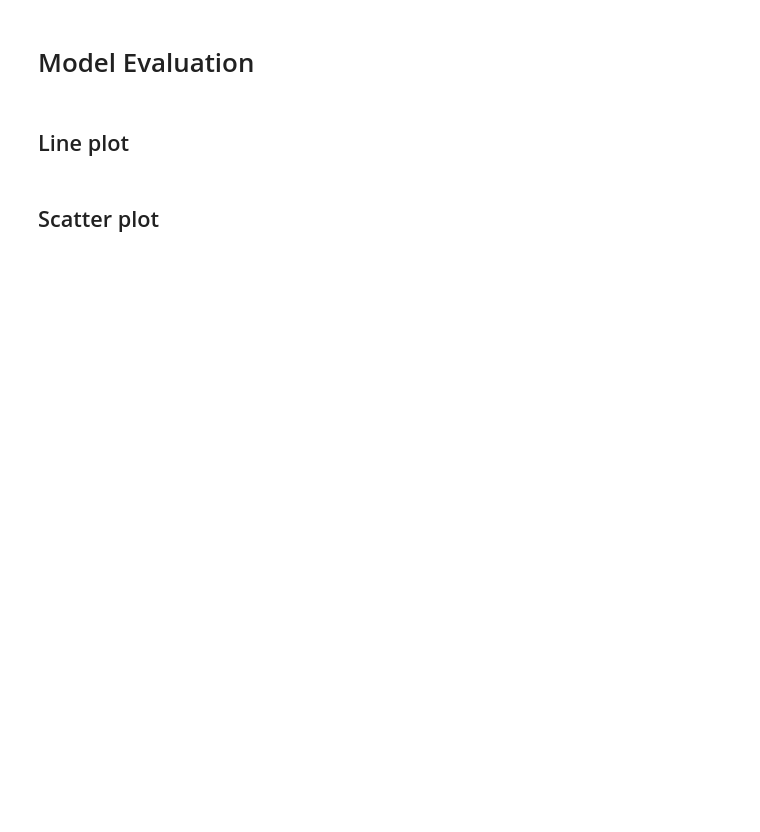
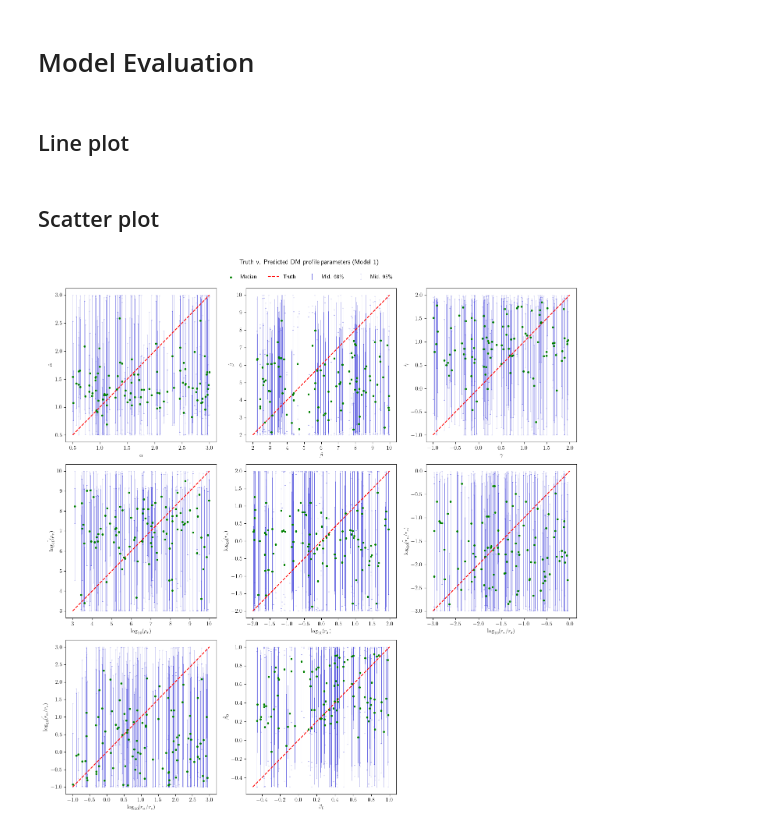
Before and after one commit to Anodymous1/suds, a Jupyter notebook: 8d_theta/model_evaluation.ipynb, the cells around one changed output. Cells and saved outputs as stored; diff of their text form; code cells hidden in the pictures; blank space fills up the shorter version.

```diff
--- a/8d_theta/model_evaluation.ipynb
+++ b/8d_theta/model_evaluation.ipynb
@@ -189,9 +170,9 @@ def plot_figure():
     r"$\gamma$",
     r"$\log_{10} (\\rho _s)$",
     r"$\log_{10}(r_s)$",
-    r"\log_{10}(r_* / r_s)",
-    r"\log_{10}(r_a / r_*)",
-    r"\beta_0"
+    r"$\log_{10}(r_* / r_s)$",
+    r"$\log_{10}(r_a / r_*)$",
+    r"$\beta_0$"
     ]
 
     y_bottom_name_list = [
@@ -232,9 +213,9 @@ def load_data() -> tuple[np.ndarray]:
     """
     load data for plotting
     """
-    post = load_pickle("./data/samples_model_14.pkl")
+    post = load_pickle("./model_1/samples.pkl")
 
-    test_theta_raw = load_csv("./data/test_theta.csv", "ndarray")
+    test_theta_raw = load_csv("./model_1/test_theta.csv", "ndarray")
     _, index = np.unique(test_theta_raw, axis=0, return_index=True)
     index = np.sort(index)
 
@@ -300,6 +281,8 @@ def plot_scatter(ax, x, y, truth, x_name, y_name):
 
     ax.set_ylabel(y_name)
     ax.set_xlabel(x_name)
+
+    return ax
 # %%
 def initialize_plot():
     plt.rcParams["text.usetex"] = True
@@ -351,2 +345,6 @@ def plot_figure():
 
     plt.show()
+# %%
+plot_figure()
+# %% [output]
+[figure, added]
```
Also changed, not shown: parts of 3 cells of this notebook, 16 other files.
